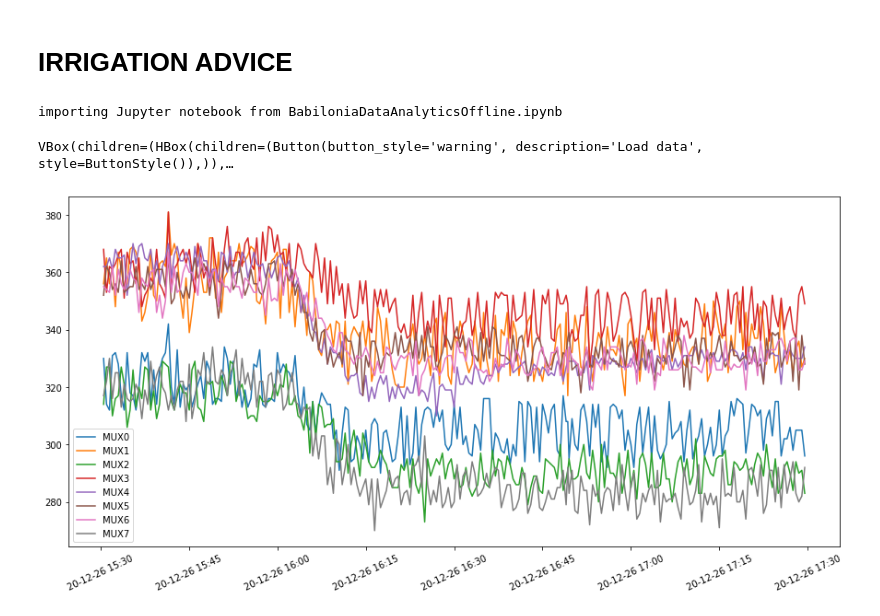
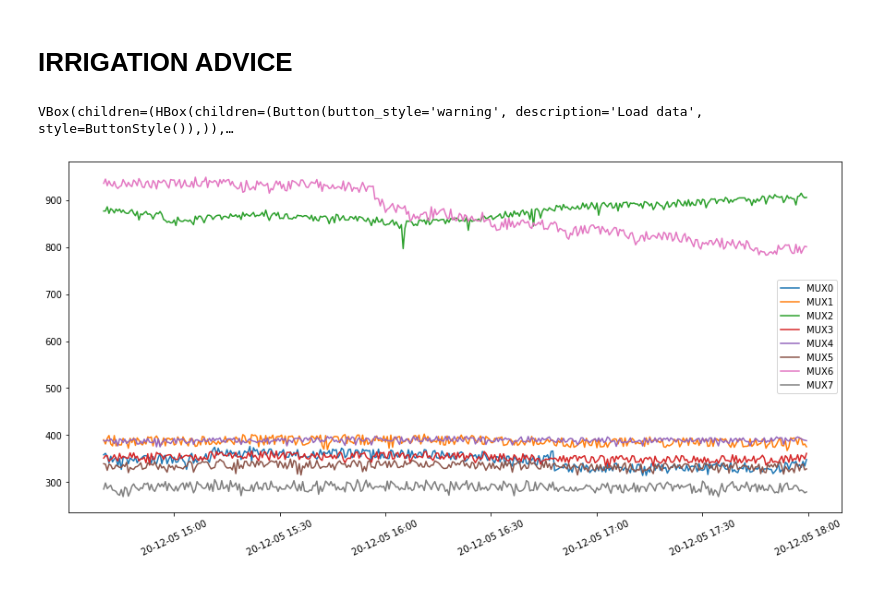
Before and after one commit to mygs/babilonia, a Jupyter notebook: research/notebook/IrrigationAdvice.ipynb, the cells around one changed output. Saved outputs shown, nothing was run; the diff lists cells and outputs as text; code cells hidden in the pictures.

```diff
--- a/research/notebook/IrrigationAdvice.ipynb
+++ b/research/notebook/IrrigationAdvice.ipynb
@@ -4,6 +4,8 @@
 import import_ipynb
 import datetime
 import pandas
+import json
+import requests
 from numpy import nan
 import matplotlib.pyplot as plt
 from pandas.plotting import register_matplotlib_converters
@@ -11,10 +13,14 @@ register_matplotlib_converters()
 from matplotlib import dates as mdate
 from sklearn.linear_model import LinearRegression
 from IPython.display import Image
-#pandas.options.display.float_format = '{:,.3f}'.format
+pandas.options.display.float_format = '{:,.3f}'.format
 from BabiloniaDataAnalyticsOffline import BabiloniaDataAnalyticsOffline
+
+#WEATHER_KEY secret
+WEATHER_KEY = None
+with open('../../server/app/config.json') as json_data_file:
+    data = json.load(json_data_file)
+    WEATHER_KEY = data["WEATHER_KEY"]
-# %% [output]
-importing Jupyter notebook from BabiloniaDataAnalyticsOffline.ipynb
 # %%
 # CONSTANTS
 
@@ -109,15 +123,12 @@ bda = BabiloniaDataAnalyticsOffline("./moisture_data_1604935353_1609325379.pkl")
 bda.plot_node_moisture()
 # %% [output]
 VBox(children=(HBox(children=(Button(button_style='warning', description='Load data', style=ButtonStyle()),)),…
-# %%
-#TEST DATA
-moisture_data = pandas.read_pickle('./detect_sudden_change_dataset.pkl')
-weather_data =  pandas.read_pickle('./detect_sudden_change_darksky_dataset.pkl')
-# TEST PARAMETER
-NOW= 1609010370 #2020-12-26 16:19:30
-plot(moisture_data)
-# %% [output]
-[figure, removed]
+# %%
+#TEST DATA
+moisture_data = bda.NODE_MOISTURE_DATA[(bda.NODE_MOISTURE_DATA.index >= bda.START_TIME) & (bda.NODE_MOISTURE_DATA.index <= bda.NOW)]
+plot(moisture_data)
+# %% [output]
+[figure, added]
 # %%
 latest_moisture_level = get_latest_moisture_level(moisture_data)
 latest_moisture_level
```
Also changed, not shown: parts of 9 cells of this notebook, 3 other files.
